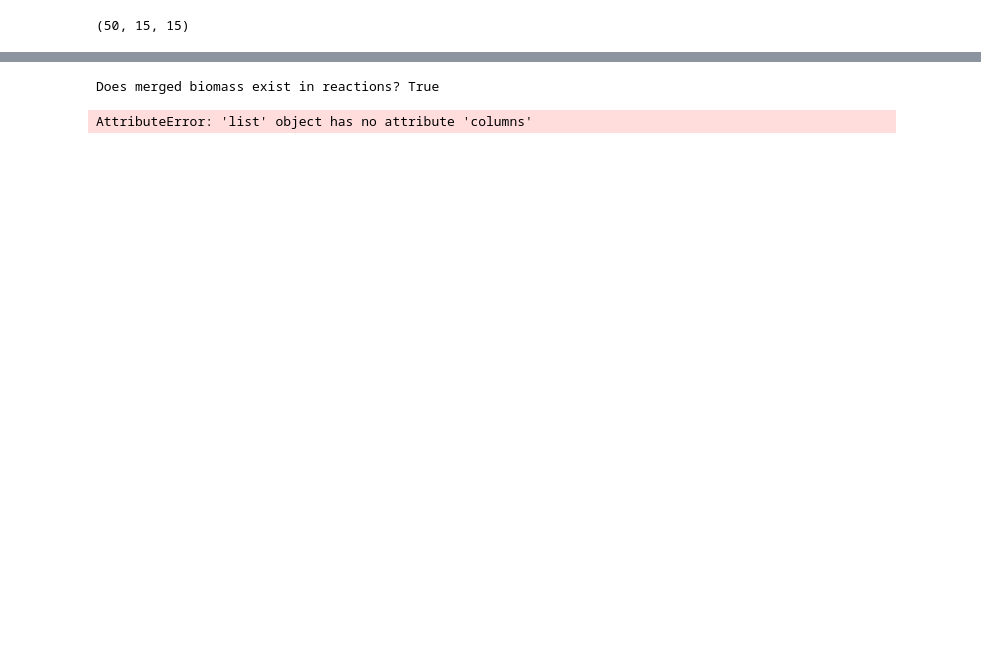
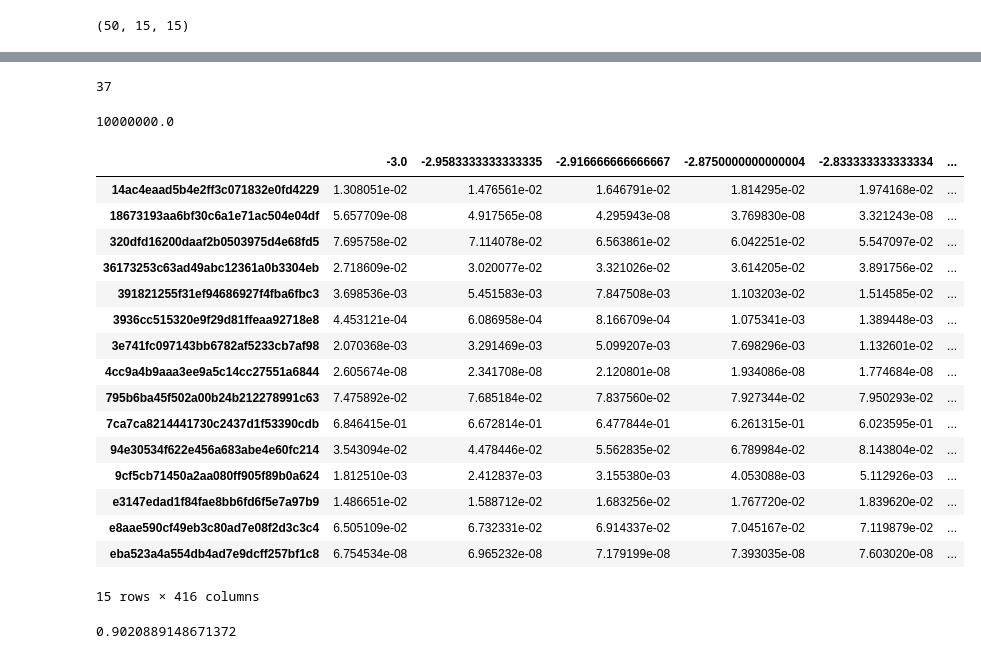
Before and after one commit to haydengallo/glv_dfba, a Jupyter notebook: stability_analysis_testing.ipynb, the cells around one changed output, grey strips where cells are left out. Saved outputs shown, nothing was run; the diff lists cells and outputs as text; code cells hidden in the pictures; blank space fills up the shorter version.

```diff
--- a/stability_analysis_testing.ipynb
+++ b/stability_analysis_testing.ipynb
@@ -1090,5 +708,0 @@ Growth: 0.0
-# %%
-print("Does merged biomass exist in reactions?",
-      test_community.merged_model.biomass_reaction in test_community.merged_model.reactions)
-# %% [output]
-Does merged biomass exist in reactions? True
@@ -1097,41 +709,33 @@ diet_dict = dict(zip(rc_diet_MS_convert['reaction'].to_list(), rc_diet_MS_conver
-# %%
-from micom import Community
-import pandas as pd
-
-# --- Assume you already have loaded_models dict ---
-# loaded_models = {'Bacteroides_caecimuris': model1, 'Lactobacillus_reuteri': model2, ...}
-
-# --- Example relative abundance list matching the order of loaded_models keys ---
-# Replace this with your actual relative abundances
-rel_abundances_list = [0.2, 0.3, 0.5,0,0,0,0,0,0,0,0,0,0,0,0]  # sum should be 1.0
-species_names = list(loaded_models.keys())
-
-# Make sure lengths match
-assert len(rel_abundances_list) == len(species_names), "Mismatch in species and abundances"
-
-# Create a dict for MICOM
-rel_abundances = dict(zip(species_names, rel_abundances_list))
-
-# --- Create community ---
-community = Community(list(loaded_models.values()))
-
-# --- Set abundances ---
-community.set_abundances(rel_abundances)
-
-# --- Run cooperative tradeoff FBA ---
-solution = community.cooperative_tradeoff(alpha=0.5)  # adjust alpha as needed
-
-# --- Extract results ---
-# Per-species fluxes
-species_fluxes = solution.members.fba
-
-# Community exchange fluxes
-community_fluxes = solution.community_exchange
-
-# Example: save to CSV
-species_fluxes.to_csv("species_fluxes.csv")
-community_fluxes.to_csv("community_exchange_fluxes.csv")
-
-print("Community FBA done!")
-# %% [output]
-AttributeError: 'list' object has no attribute 'columns'
+# %%
+len(stable_t_points)
+# %% [output]
+37
+# %%
+1e7
+# %% [output]
+10000000.0
+# %%
+rel_abun_test = smoothed_abun_df/smoothed_abun_df.sum(axis=0)
+rel_abun_test
+# %% [output]
+|  | -3.0 | -2.9583333333333335 | -2.916666666666667 | -2.8750000000000004 | -2.833333333333334 | ... |
+| 14ac4eaad5b4e2ff3c071832e0fd4229 | 1.308051e-02 | 1.476561e-02 | 1.646791e-02 | 1.814295e-02 | 1.974168e-02 | ... |
+| 18673193aa6bf30c6a1e71ac504e04df | 5.657709e-08 | 4.917565e-08 | 4.295943e-08 | 3.769830e-08 | 3.321243e-08 | ... |
+| 320dfd16200daaf2b0503975d4e68fd5 | 7.695758e-02 | 7.114078e-02 | 6.563861e-02 | 6.042251e-02 | 5.547097e-02 | ... |
+| 36173253c63ad49abc12361a0b3304eb | 2.718609e-02 | 3.020077e-02 | 3.321026e-02 | 3.614205e-02 | 3.891756e-02 | ... |
+| 391821255f31ef94686927f4fba6fbc3 | 3.698536e-03 | 5.451583e-03 | 7.847508e-03 | 1.103203e-02 | 1.514585e-02 | ... |
+| 3936cc515320e9f29d81ffeaa92718e8 | 4.453121e-04 | 6.086958e-04 | 8.166709e-04 | 1.075341e-03 | 1.389448e-03 | ... |
+| 3e741fc097143bb6782af5233cb7af98 | 2.070368e-03 | 3.291469e-03 | 5.099207e-03 | 7.698296e-03 | 1.132601e-02 | ... |
+| 4cc9a4b9aaa3ee9a5c14cc27551a6844 | 2.605674e-08 | 2.341708e-08 | 2.120801e-08 | 1.934086e-08 | 1.774684e-08 | ... |
+| 795b6ba45f502a00b24b212278991c63 | 7.475892e-02 | 7.685184e-02 | 7.837560e-02 | 7.927344e-02 | 7.950293e-02 | ... |
+| 7ca7ca8214441730c2437d1f53390cdb | 6.846415e-01 | 6.672814e-01 | 6.477844e-01 | 6.261315e-01 | 6.023595e-01 | ... |
+| 94e30534f622e456a683abe4e60fc214 | 3.543094e-02 | 4.478446e-02 | 5.562835e-02 | 6.789984e-02 | 8.143804e-02 | ... |
+| 9cf5cb71450a2aa080ff905f89b0a624 | 1.812510e-03 | 2.412837e-03 | 3.155380e-03 | 4.053088e-03 | 5.112926e-03 | ... |
+| e3147edad1f84fae8bb6fd6f5e7a97b9 | 1.486651e-02 | 1.588712e-02 | 1.683256e-02 | 1.767720e-02 | 1.839620e-02 | ... |
+| e8aae590cf49eb3c80ad7e08f2d3c3c4 | 6.505109e-02 | 6.732331e-02 | 6.914337e-02 | 7.045167e-02 | 7.119879e-02 | ... |
+| eba523a4a554db4ad7e9dcff257bf1c8 | 6.754534e-08 | 6.965232e-08 | 7.179199e-08 | 7.393035e-08 | 7.603020e-08 | ... |
+15 rows × 416 columns
+# %%
+np.mean(rel_abun_test[rel_abun_test > .05].fillna(0).sum(axis=0))
+# %% [output]
+0.9020889148671372
```
Also changed, not shown: parts of 39 cells of this notebook, 7 other files.
